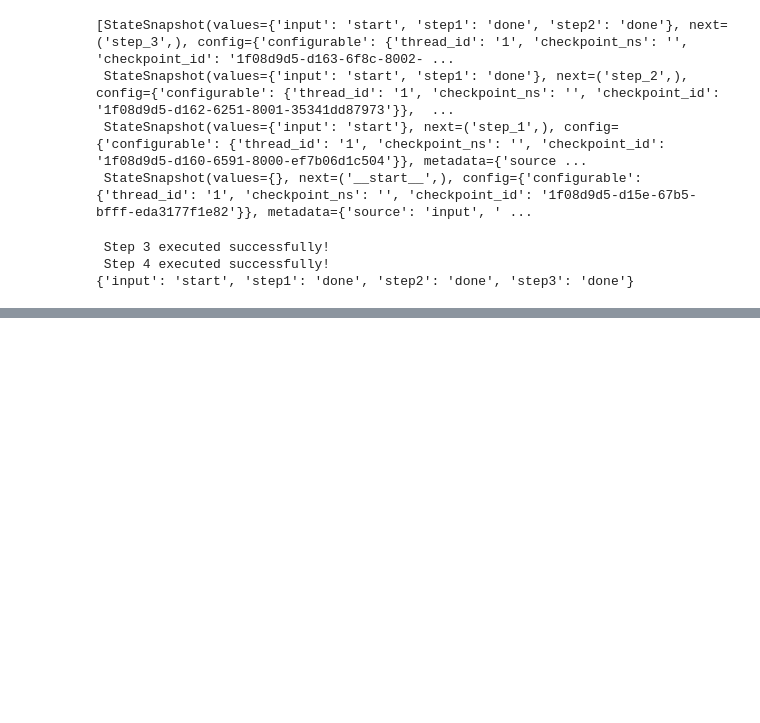
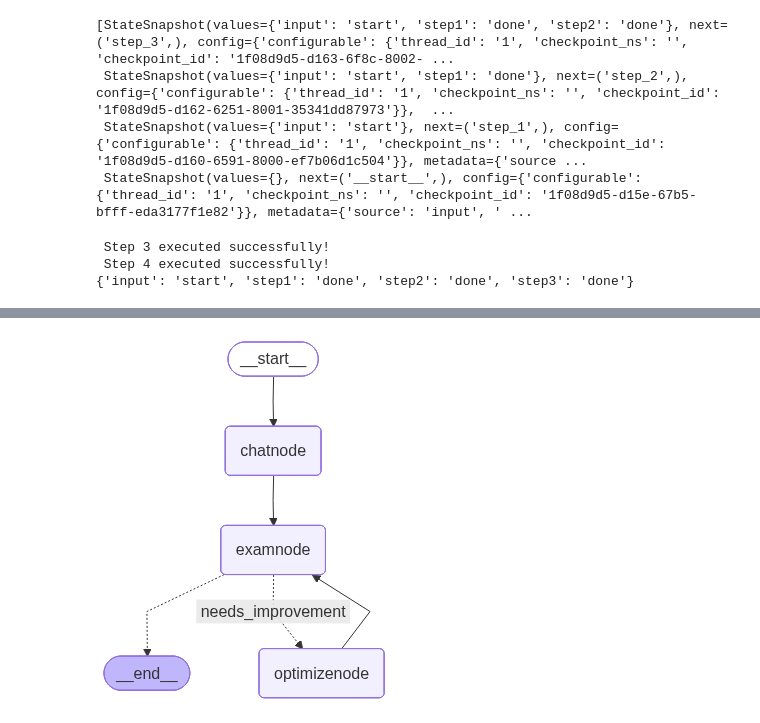
Before and after one commit to ZikGitHub/campusX_langgraph, a Jupyter notebook: practice_notebooks/2408_practice1.ipynb, the cells around one changed output, grey strips where cells are left out. Drawn from its saved outputs; the diff is of its cells as text; code cells hidden in the pictures; blank space fills up the shorter version.

```diff
--- a/practice_notebooks/2408_practice1.ipynb
+++ b/practice_notebooks/2408_practice1.ipynb
@@ -951,0 +1214,94 @@ print(final_state)
+# %%
+from langgraph.graph import START, StateGraph, END
+from langchain_ollama import ChatOllama
+from langchain_core.prompts import PromptTemplate
+from typing import TypedDict, Literal
+
+
+model = ChatOllama(model='llama3.2:1b')
+
+class ExamState(TypedDict):
+    result: Literal['passed', 'failed']
+
+examiner = model.with_structured_output(ExamState)
+
+class ChatState(TypedDict):
+    topic: str
+    message: str
+    iterations: int
+    result: Literal['passed', 'failed']
+
+def chatnode(state: ChatState):
+    response = model.invoke(state['topic'])
+    iterations = state["iterations"]
+
+    return {"message": response.content}
+
+def examnode(state: ChatState):
+    message = state['message']
+
+    template = PromptTemplate.from_template(
+        template = """
+                You are an examinar, and judges the message ethically, socially and politically. If the message is not balanced, you will tag it as failed else passed.
+
+                message: {message}""",
+        input_variable = ['message']
+    )
+
+    chain = template | examiner
+
+    response = chain.invoke({'message': message})
+
+    return {'result': response}
+
+
+def optimizenode(state: ChatState):
+    iterations = state['iterations']
+    message = state['message']
+    template = PromptTemplate.from_template(
+        template="""
+                You are an optimizer, Optimize the given message.
+
+                message: {message}""",
+        input_variable=["message"],
+    )
+
+    chain = template | examiner
+    response = chain.invoke({"message": message})
+    iterations += 1
+
+    return {"result": response, "iterations": iterations}
+
+
+def router(state: ChatState):
+    if state['iterations'] > 3:
+        return END
+
+    elif state['result'] == 'passed':
+        return END
+
+    else:
+        return "needs_improvement"
+
+
+graph = StateGraph(ChatState)
+
+graph.add_node('chatnode', chatnode)
+graph.add_node('examnode', examnode)
+graph.add_node("optimizenode", optimizenode)
+
+graph.add_edge(START, 'chatnode')
+graph.add_edge('chatnode', 'examnode')
+graph.add_conditional_edges(
+    "examnode", router, {END: END, "needs_improvement": "optimizenode"}
+)
+
+graph.add_edge("optimizenode","examnode")
+graph.add_edge('examnode', END)
+
+
+workflow = graph.compile()
+
+workflow.invoke({"topic": "cricket", "iterations": 1})
+# %% [output]
+[figure, added]
```
Also changed, not shown: parts of 8 cells of this notebook, 7 other files.
